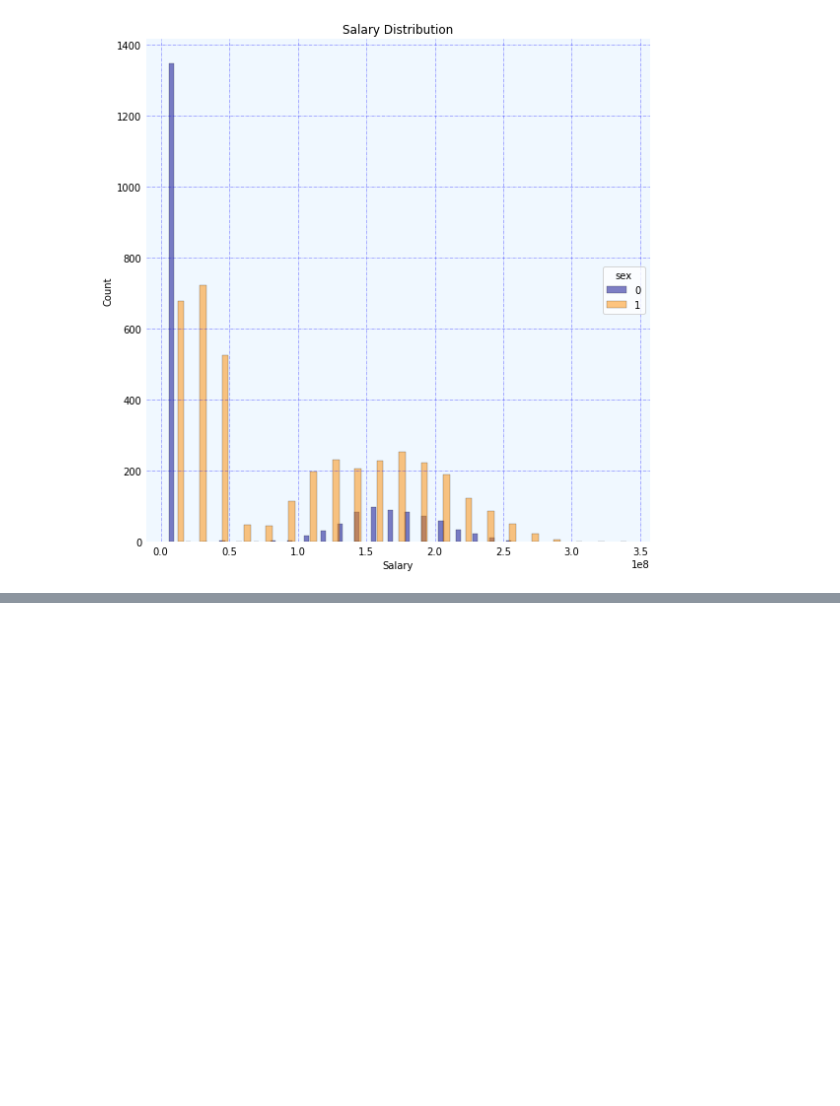
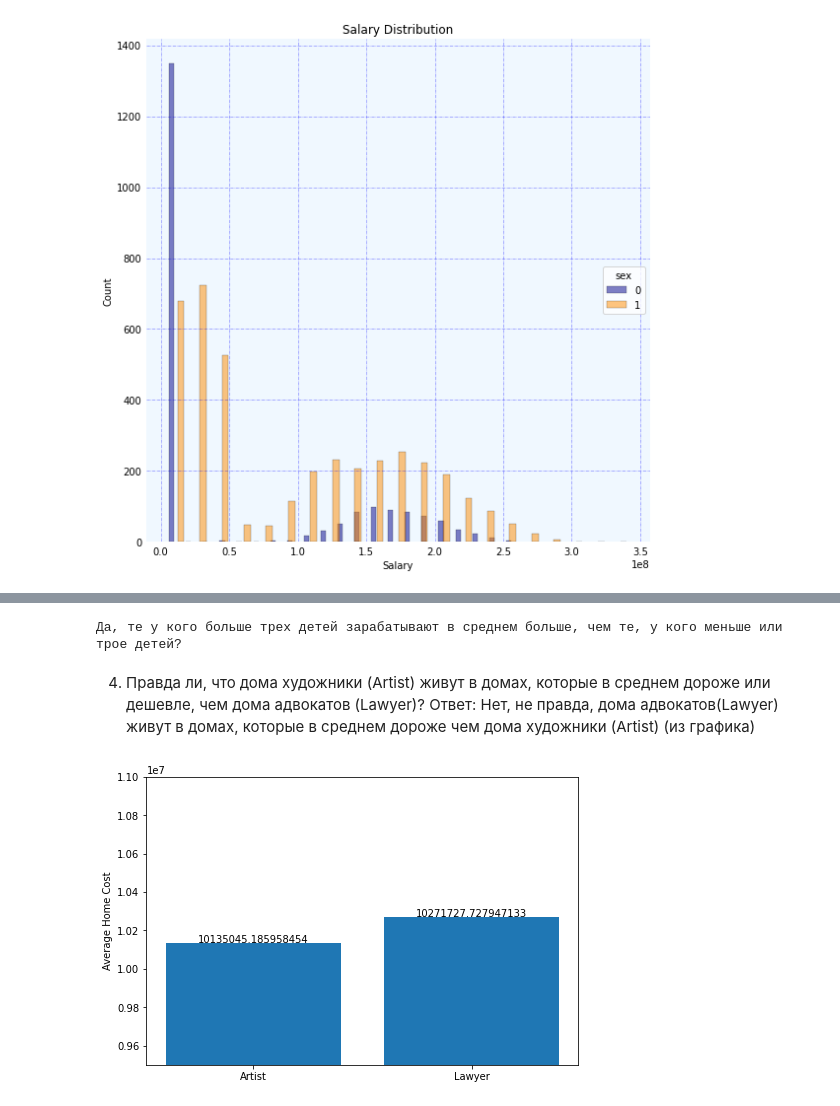
Before and after one commit to RedsquareM/dataanalysisHW, a Jupyter notebook: hw3.ipynb, the cells around one changed output, grey strips where cells are left out. Saved outputs shown, nothing was run; the diff lists cells and outputs as text; code cells hidden in the pictures; blank space fills up the shorter version.

```diff
--- a/hw3.ipynb
+++ b/hw3.ipynb
@@ -134,0 +239,36 @@ plt.show()
+# %%
+C = df.loc[df['children'] > 3]
+D = df.loc[df['sex'] <= 3]
+if C['salary'].mean() > D['salary'].mean():
+    print('Да, те у кого больше трех детей зарабатывают в среднем больше, чем те, у кого меньше или трое детей')
+else:
+    print('Нет не правда')
+# %% [output]
+Да, те у кого больше трех детей зарабатывают в среднем больше, чем те, у кого меньше или трое детей?
+# %% [markdown]
+4. Правда ли, что дома художники (Artist) живут в домах, которые в среднем дороже или дешевле, чем дома адвокатов (Lawyer)?
+   Ответ: Нет, не правда, дома адвокатов(Lawyer) живут в домах, которые в среднем дороже чем дома художники (Artist) (из графика)
+# %%
+Artist = df.loc[df['profession'] == 'Artist']
+Lawyer = df.loc[df['profession'] == 'Lawyer']
+
+# функция
+def addlabels(x,y):
+    for i in range(len(x)):
+        plt.text(i, y[i], y[i], ha = 'center')
+fig = plt.figure()
+
+ax = fig.add_axes([0,0,1,1])
+profession = ['Artist', 'Lawyer']
+
+#Средняя цена для разных профессий
+homecost = [Engineers['home_cost'].mean(),Lawyer['home_cost'].mean()]
+ax.bar(profession ,homecost)
+addlabels(profession ,homecost)
+
+plt.ylim([9500000, 11000000])
+
+plt.ylabel("Average Home Cost")
+plt.show()
+# %% [output]
+[figure, added]
```
Also changed, not shown: parts of 20 cells of this notebook.
